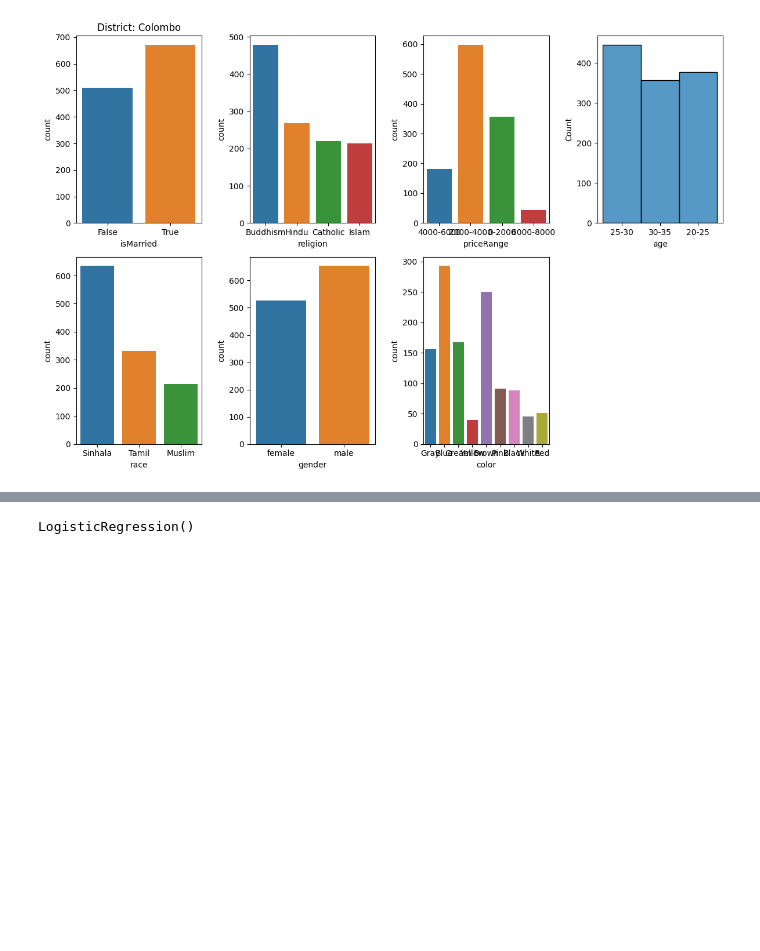
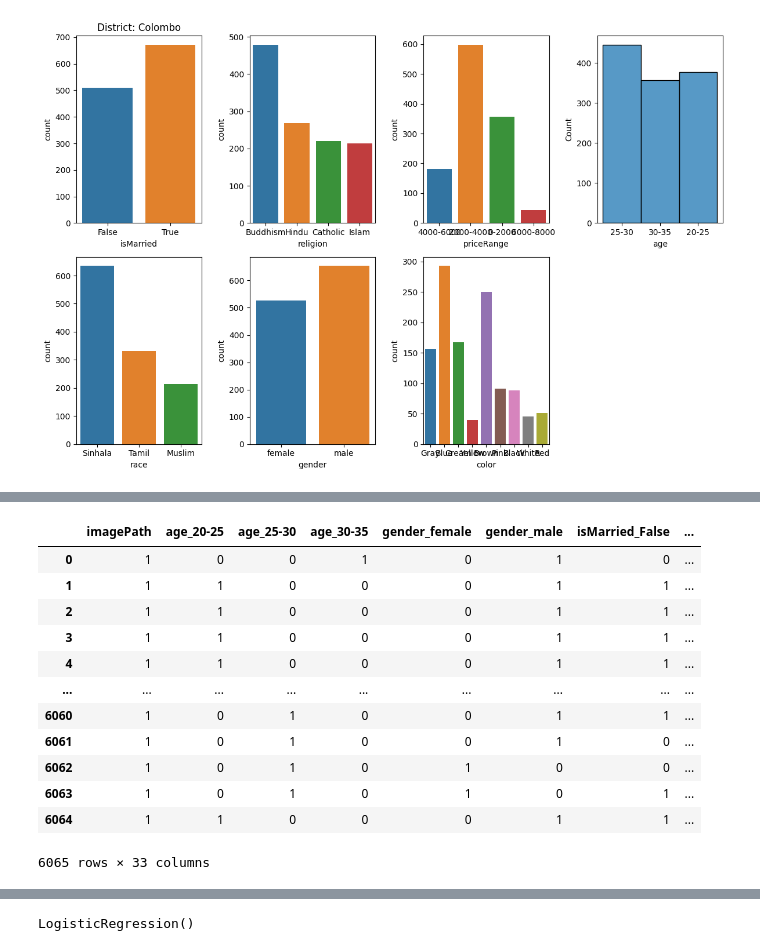
Before and after one commit to Akalanka-1996/consumer-behavior-prediction, a Jupyter notebook: design.ipynb, the cells around one changed output, grey strips where cells are left out. Drawn from its saved outputs; the diff is of its cells as text; code cells hidden in the pictures; blank space fills up the shorter version.

```diff
--- a/design.ipynb
+++ b/design.ipynb
@@ -148,0 +134,2 @@ for district in data['district'].unique():
+# %%
+newdata = pd.get_dummies(data,columns=[ 'age','gender','isMarried','race','religion',	'color','priceRange','district'])
@@ -148,0 +176,16 @@ for district in data['district'].unique():
+# %%
+newdata
+# %% [output]
+|  | imagePath | age_20-25 | age_25-30 | age_30-35 | gender_female | gender_male | isMarried_False | ... |
+| 0 | 1 | 0 | 0 | 1 | 0 | 1 | 0 | ... |
+| 1 | 1 | 1 | 0 | 0 | 0 | 1 | 1 | ... |
+| 2 | 1 | 1 | 0 | 0 | 0 | 1 | 1 | ... |
+| 3 | 1 | 1 | 0 | 0 | 0 | 1 | 1 | ... |
+| 4 | 1 | 1 | 0 | 0 | 0 | 1 | 1 | ... |
+| ... | ... | ... | ... | ... | ... | ... | ... | ... |
+| 6060 | 1 | 0 | 1 | 0 | 0 | 1 | 1 | ... |
+| 6061 | 1 | 0 | 1 | 0 | 0 | 1 | 0 | ... |
+| 6062 | 1 | 0 | 1 | 0 | 1 | 0 | 0 | ... |
+| 6063 | 1 | 0 | 1 | 0 | 1 | 0 | 1 | ... |
+| 6064 | 1 | 1 | 0 | 0 | 0 | 1 | 1 | ... |
+6065 rows × 33 columns
```
Also changed, not shown: parts of 12 cells of this notebook.
